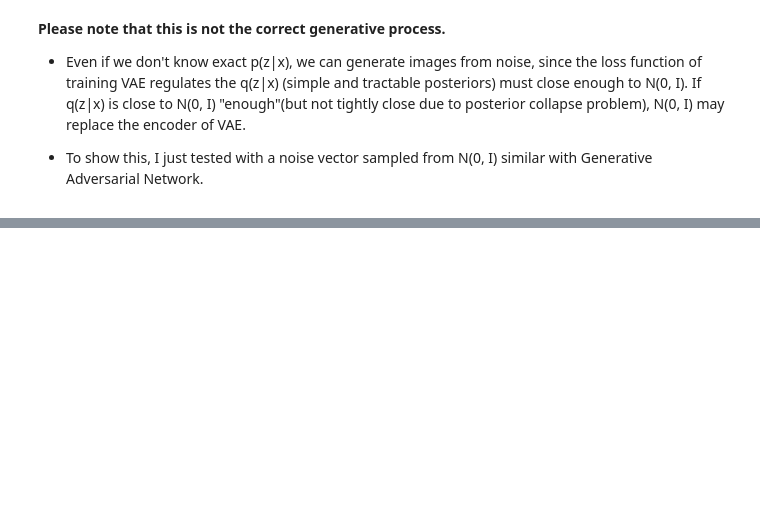
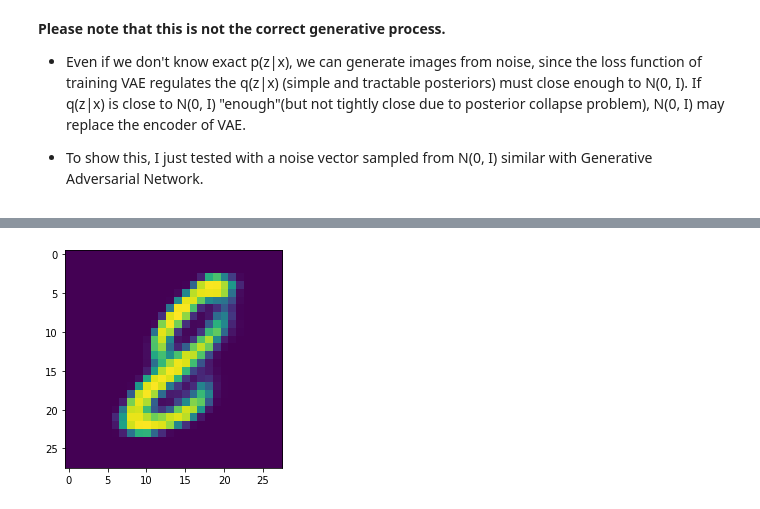
Before and after one commit to Jackson-Kang/Pytorch-VAE-tutorial, a Jupyter notebook: 01_Variational_AutoEncoder.ipynb, the cells around one changed output, grey strips where cells are left out. Drawn from its saved outputs; the diff is of its cells as text; code cells hidden in the pictures; blank space fills up the shorter version.

```diff
--- a/01_Variational_AutoEncoder.ipynb
+++ b/01_Variational_AutoEncoder.ipynb
@@ -224,0 +231,4 @@ show_image(generated_images, idx=12)
+# %%
+show_image(generated_images, idx=0)
+# %% [output]
+[figure, added]
```
Also changed, not shown: parts of 8 cells of this notebook.
